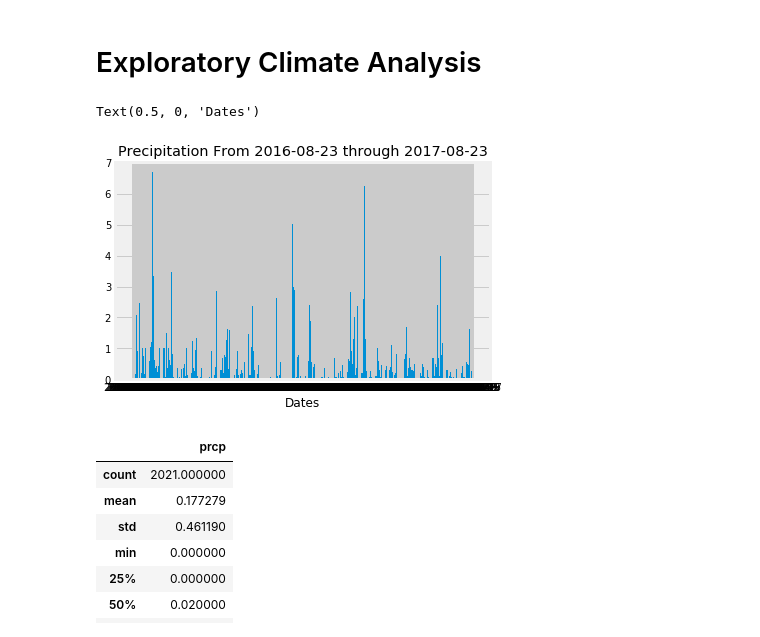
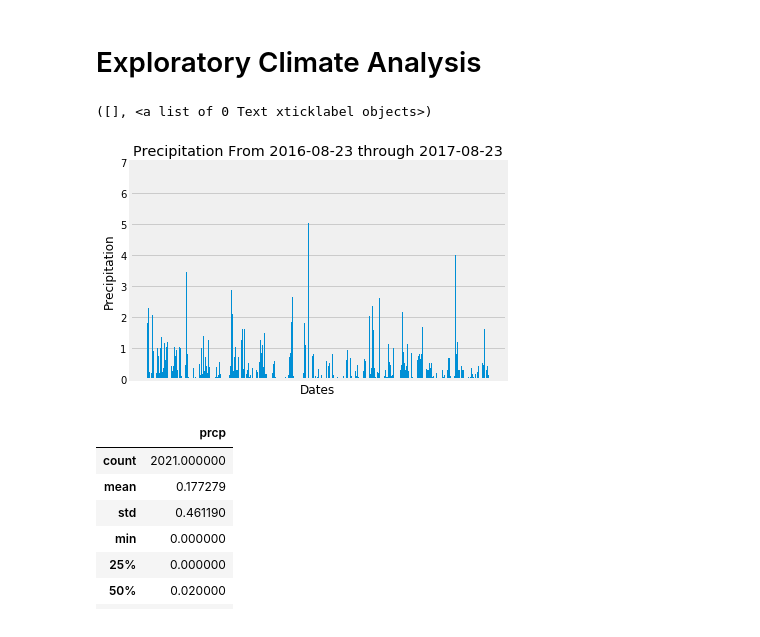
Before and after one commit to ramsun/climate-data-retrival-analysis-and-storgage, a Jupyter notebook: Climate Analysis.ipynb, the cells around one changed output. Drawn from its saved outputs; the diff is of its cells as text; code cells hidden in the pictures.

```diff
--- a/Climate Analysis.ipynb
+++ b/Climate Analysis.ipynb
@@ -47,32 +47,34 @@ session = Session(engine)
 # %%
 # Design a query to retrieve the last 12 months of precipitation data and plot the results
 
 # Calculate the date 1 year ago from the last data point in the database
 # query for the latest date
 latest_date_max = session.query(func.max(Measurement.date)).scalar()
 # convert the latest date to a datetime object
 latest_date = dt.datetime.strptime(latest_date_max, '%Y-%m-%d').date()
 # use timedelta to find the date 1 year ago
 year_ago = latest_date - dt.timedelta(days=365)
 
 # Create SQL query that will store the dates between year_ago and latest_date
 precipitation_query = select([Measurement.date, Measurement.prcp]).\
 where(between(Measurement.date, year_ago,latest_date))
 
 # Store the query values into a data frame and set the index as the date
 conn = engine.connect()
 precipitation_df = pd.read_sql(precipitation_query, conn)
 precipitation_df = precipitation_df.set_index('date')
 
 # plot the results
 labels = precipitation_df.index
 precip_data = precipitation_df['prcp']
 plt.bar(labels, precip_data)
 plt.title(f"Precipitation From {year_ago} through {latest_date}")
 plt.xlabel("Dates")
+plt.ylabel("Precipitation")
+plt.xticks([], [])
 # %% [output]
-Text(0.5, 0, 'Dates')
+([], <a list of 0 Text xticklabel objects>)
-[figure, old version]
+[figure, new version]
 # %%
 # Use Pandas to calcualte the summary statistics for the precipitation data
 precipitation_summary_df = precipitation_df.describe()
```
Also changed, not shown: parts of 2 cells of this notebook.
